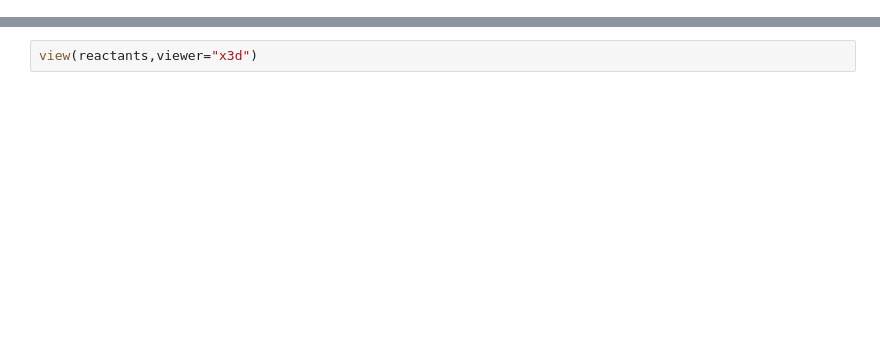
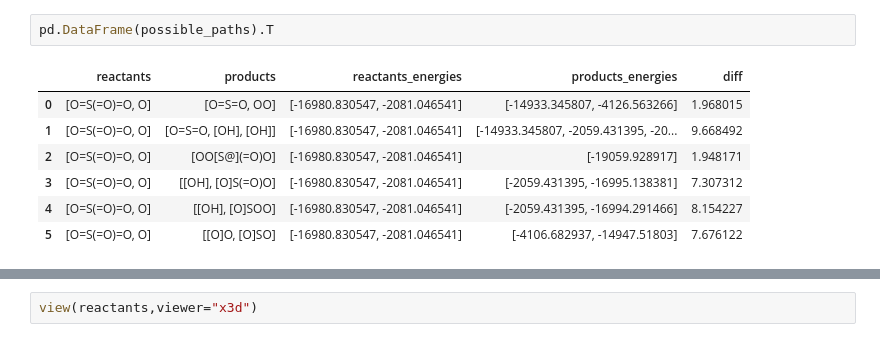
Before and after one commit to badw/arcs-kinetics, a Jupyter notebook: notebooks/3_neb_calculations.ipynb, the cells around one changed output, grey strips where cells are left out. Cells and saved outputs as stored; diff of their text form; blank space fills up the shorter version.

```diff
--- a/notebooks/3_neb_calculations.ipynb
+++ b/notebooks/3_neb_calculations.ipynb
@@ -13,0 +10,10 @@ possible_paths = {0: {'reactants': ['O', 'O=S(=O)=O'],
+# %%
+pd.DataFrame(possible_paths).T
+# %% [output]
+|  | reactants | products | reactants_energies | products_energies | diff |
+| 0 | [O=S(=O)=O, O] | [O=S=O, OO] | [-16980.830547, -2081.046541] | [-14933.345807, -4126.563266] | 1.968015 |
+| 1 | [O=S(=O)=O, O] | [O=S=O, [OH], [OH]] | [-16980.830547, -2081.046541] | [-14933.345807, -2059.431395, -20... | 9.668492 |
+| 2 | [O=S(=O)=O, O] | [OO[S@](=O)O] | [-16980.830547, -2081.046541] | [-19059.928917] | 1.948171 |
+| 3 | [O=S(=O)=O, O] | [[OH], [O]S(=O)O] | [-16980.830547, -2081.046541] | [-2059.431395, -16995.138381] | 7.307312 |
+| 4 | [O=S(=O)=O, O] | [[OH], [O]SOO] | [-16980.830547, -2081.046541] | [-2059.431395, -16994.291466] | 8.154227 |
+| 5 | [O=S(=O)=O, O] | [[O]O, [O]SO] | [-16980.830547, -2081.046541] | [-4106.682937, -14947.51803] | 7.676122 |
```
Also changed, not shown: parts of 9 cells of this notebook, 2 other files.
